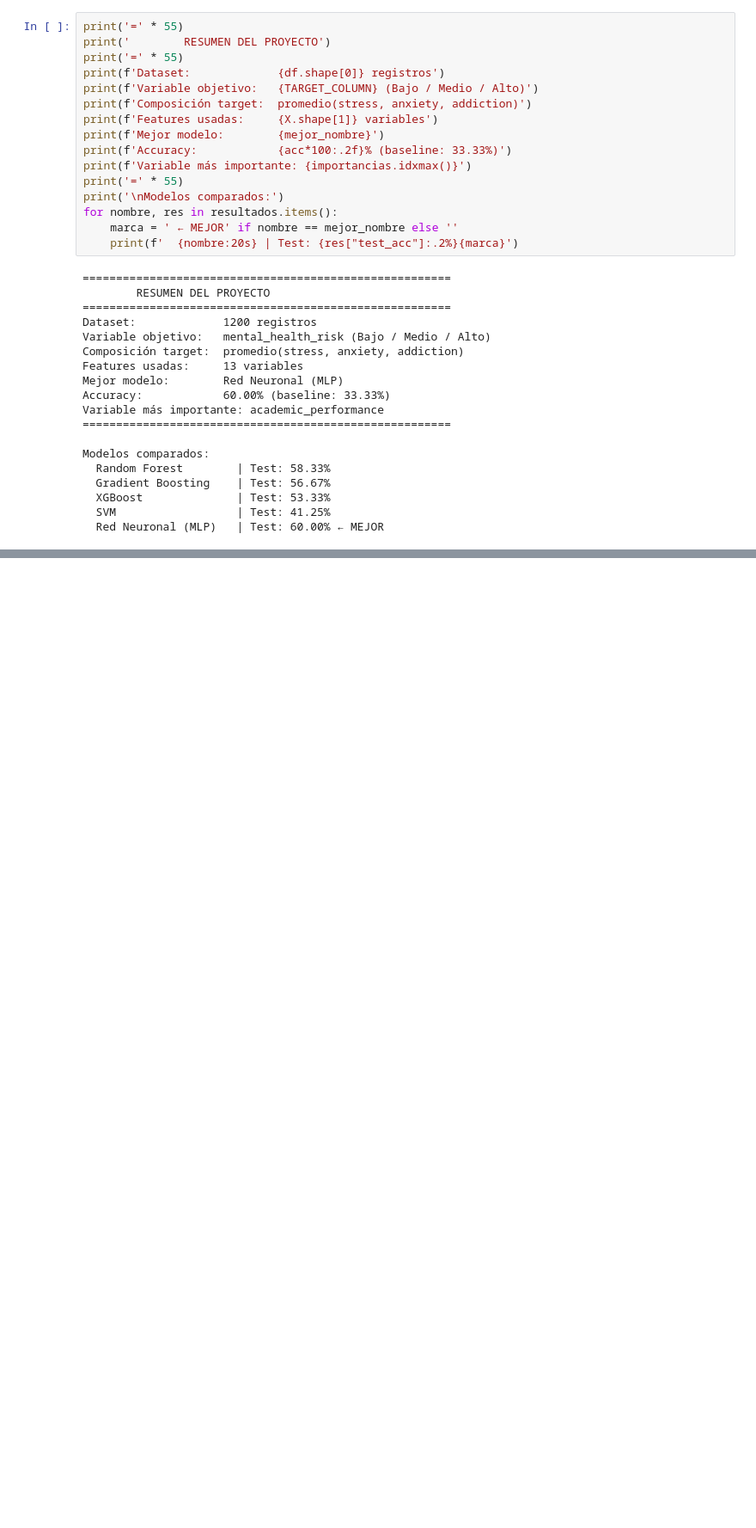
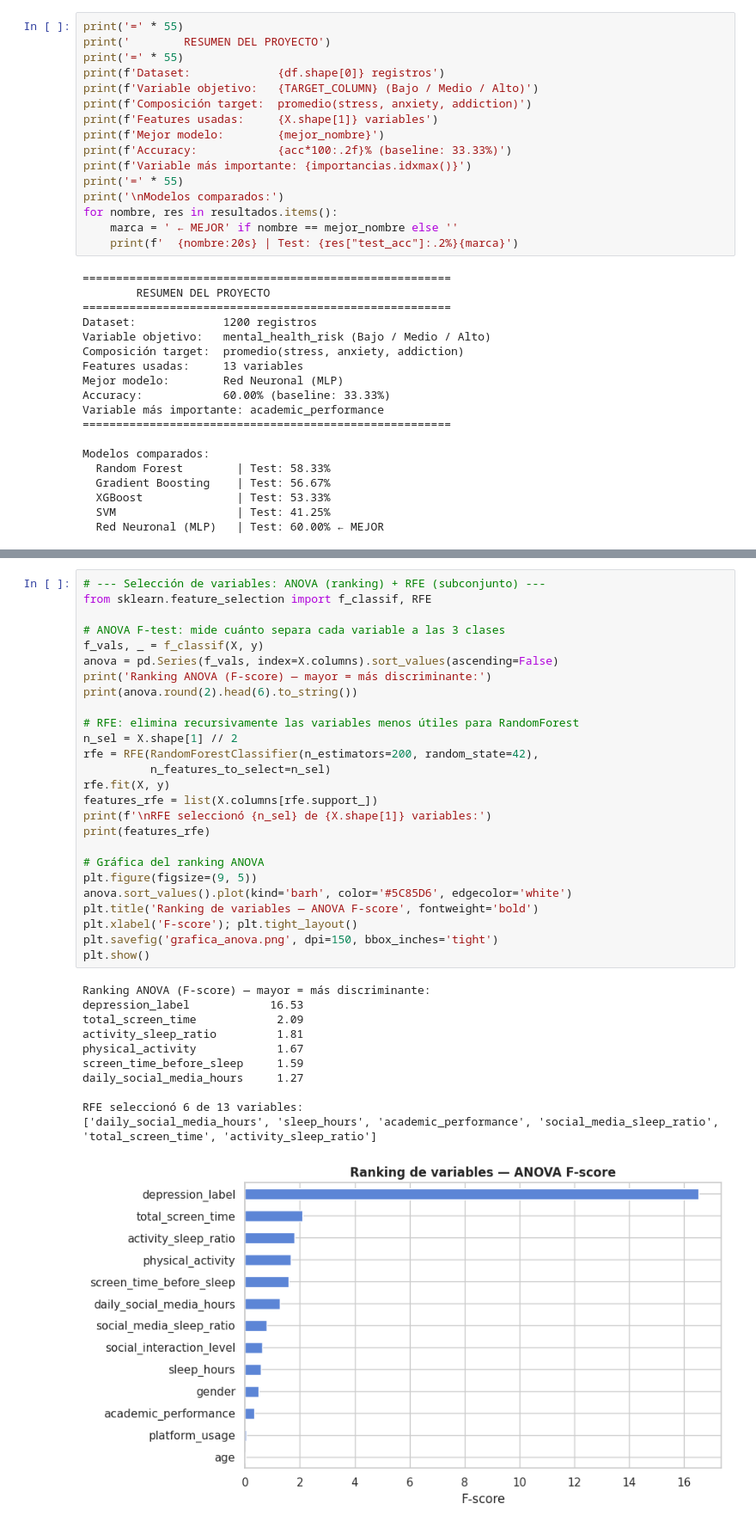
Before and after one commit to kevinArgueta96/proyect-manejo-datos-galileo, a Jupyter notebook: salud_mental_adolescentes.ipynb, the cells around one changed output, grey strips where cells are left out. Shown at 86% size. Cells and saved outputs as stored; diff of their text form; blank space fills up the shorter version.

```diff
--- a/salud_mental_adolescentes.ipynb
+++ b/salud_mental_adolescentes.ipynb
@@ -532,0 +713,38 @@ Modelos comparados:
+# %%
+# --- Selección de variables: ANOVA (ranking) + RFE (subconjunto) ---
+from sklearn.feature_selection import f_classif, RFE
+
+# ANOVA F-test: mide cuánto separa cada variable a las 3 clases
+f_vals, _ = f_classif(X, y)
+anova = pd.Series(f_vals, index=X.columns).sort_values(ascending=False)
+print('Ranking ANOVA (F-score) — mayor = más discriminante:')
+print(anova.round(2).head(6).to_string())
+
+# RFE: elimina recursivamente las variables menos útiles para RandomForest
+n_sel = X.shape[1] // 2
+rfe = RFE(RandomForestClassifier(n_estimators=200, random_state=42),
+          n_features_to_select=n_sel)
+rfe.fit(X, y)
+features_rfe = list(X.columns[rfe.support_])
+print(f'\nRFE seleccionó {n_sel} de {X.shape[1]} variables:')
+print(features_rfe)
+
+# Gráfica del ranking ANOVA
+plt.figure(figsize=(9, 5))
+anova.sort_values().plot(kind='barh', color='#5C85D6', edgecolor='white')
+plt.title('Ranking de variables — ANOVA F-score', fontweight='bold')
+plt.xlabel('F-score'); plt.tight_layout()
+plt.savefig('grafica_anova.png', dpi=150, bbox_inches='tight')
+plt.show()
+# %% [output]
+Ranking ANOVA (F-score) — mayor = más discriminante:
+depression_label            16.53
+total_screen_time            2.09
+activity_sleep_ratio         1.81
+physical_activity            1.67
+screen_time_before_sleep     1.59
+daily_social_media_hours     1.27
+
+RFE seleccionó 6 de 13 variables:
+['daily_social_media_hours', 'sleep_hours', 'academic_performance', 'social_media_sleep_ratio', 'total_screen_time', 'activity_sleep_ratio']
+[figure, added]
```
Also changed, not shown: parts of 22 cells of this notebook, 19 other files.
